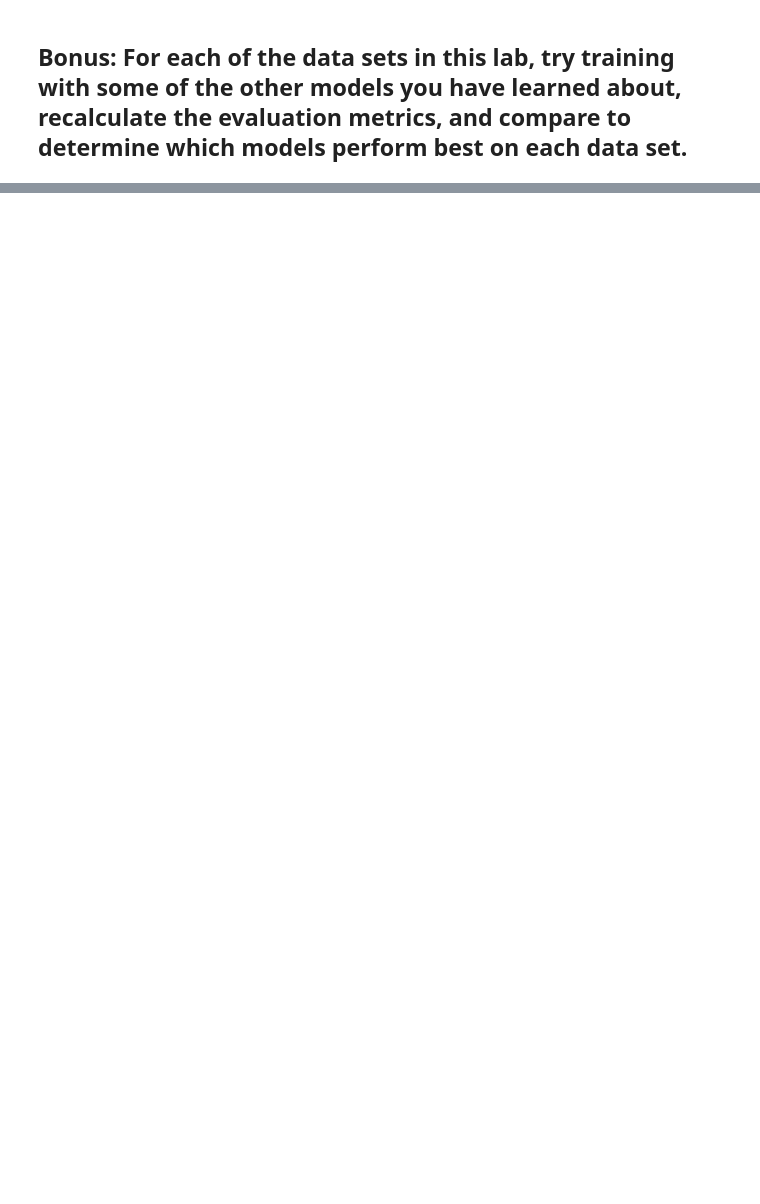
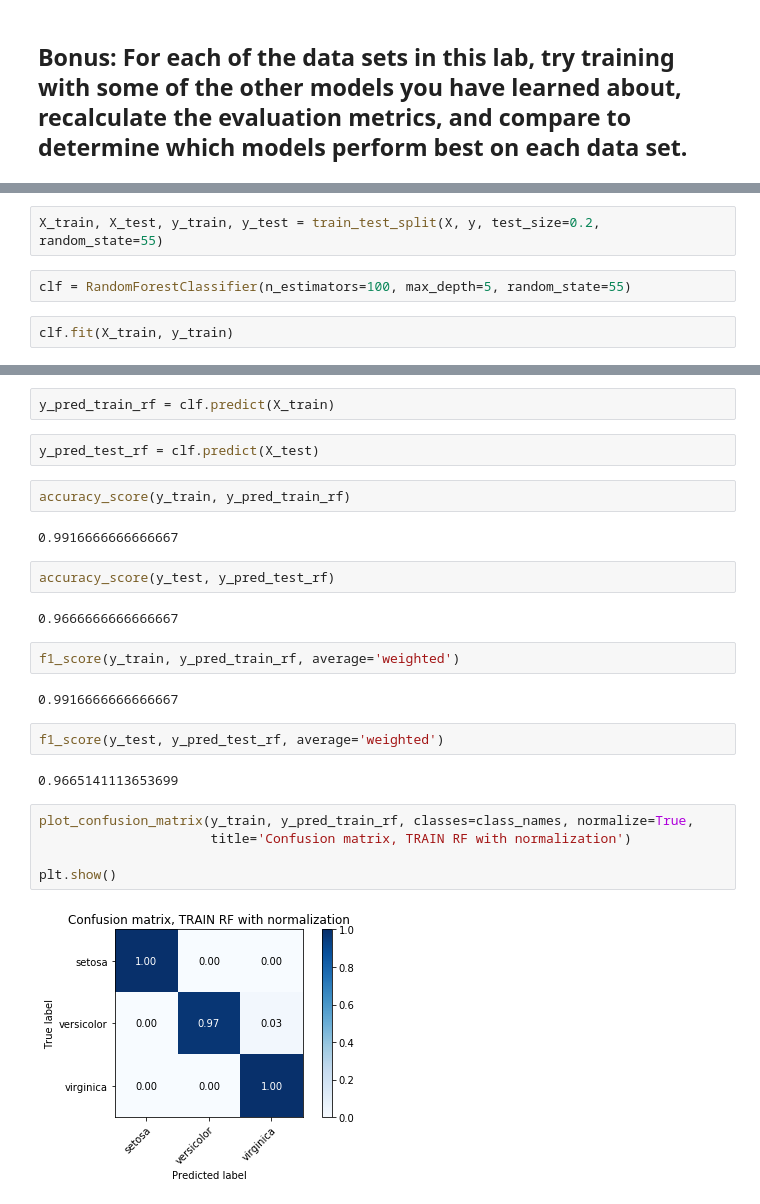
Before and after one commit to ta-datapt-bcn/lab_evaluation, a Jupyter notebook: lab-supervised-model-evaluation/your-code/main.ipynb, the cells around one changed output, grey strips where cells are left out. Saved outputs shown, nothing was run; the diff lists cells and outputs as text; blank space fills up the shorter version.

```diff
--- a/lab-supervised-model-evaluation/your-code/main.ipynb
+++ b/lab-supervised-model-evaluation/your-code/main.ipynb
@@ -54,0 +306,6 @@ The `class` field represents the type of flower and is the target variable that
+# %%
+X_train, X_test, y_train, y_test = train_test_split(X, y, test_size=0.2, random_state=55)
+# %%
+clf = RandomForestClassifier(n_estimators=100, max_depth=5, random_state=55)
+# %%
+clf.fit(X_train, y_train)
@@ -54,0 +324,27 @@ The `class` field represents the type of flower and is the target variable that
+# %%
+y_pred_train_rf = clf.predict(X_train)
+# %%
+y_pred_test_rf = clf.predict(X_test)
+# %%
+accuracy_score(y_train, y_pred_train_rf)
+# %% [output]
+0.9916666666666667
+# %%
+accuracy_score(y_test, y_pred_test_rf)
+# %% [output]
+0.9666666666666667
+# %%
+f1_score(y_train, y_pred_train_rf, average='weighted')
+# %% [output]
+0.9916666666666667
+# %%
+f1_score(y_test, y_pred_test_rf, average='weighted')
+# %% [output]
+0.9665141113653699
+# %%
+plot_confusion_matrix(y_train, y_pred_train_rf, classes=class_names, normalize=True,
+                      title='Confusion matrix, TRAIN RF with normalization')
+
+plt.show()
+# %% [output]
+[figure, added]
```
Also changed, not shown: parts of 51 cells of this notebook, 1 other file.
